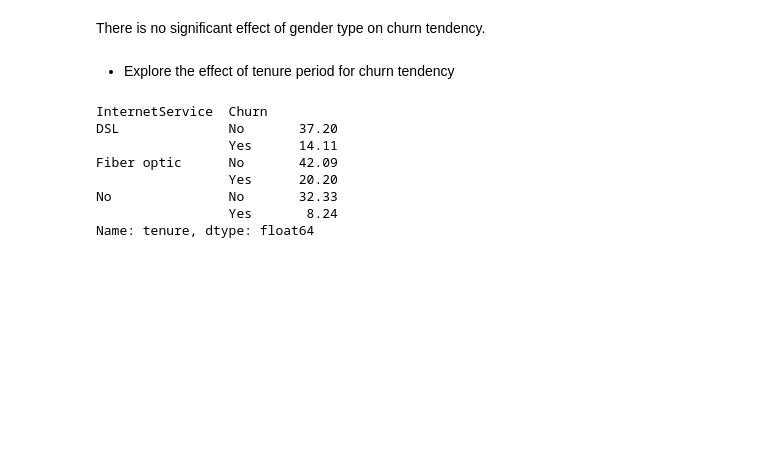
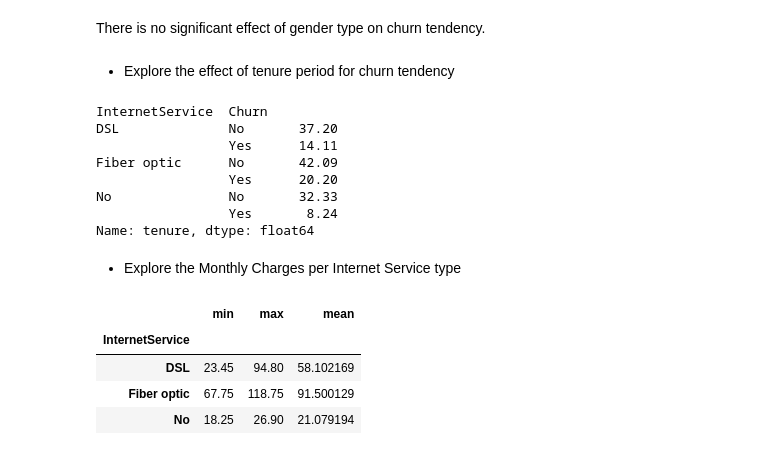
Before and after one commit to onezisone/DataMining-UTM, a Jupyter notebook: Assignment 1.ipynb, the cells around one changed output. Drawn from its saved outputs; the diff is of its cells as text; code cells hidden in the pictures; blank space fills up the shorter version.

```diff
--- a/Assignment 1.ipynb
+++ b/Assignment 1.ipynb
@@ -151,3 +151,13 @@ Fiber optic      No       42.09
 No               No       32.33
                  Yes       8.24
 Name: tenure, dtype: float64
+# %% [markdown]
+* Explore the Monthly Charges per Internet Service type
+# %%
+data.groupby('InternetService').MonthlyCharges.agg(['min', 'max','mean'])
+# %% [output]
+|  | min | max | mean |
+| InternetService |  |  |  |
+| DSL | 23.45 | 94.80 | 58.102169 |
+| Fiber optic | 67.75 | 118.75 | 91.500129 |
+| No | 18.25 | 26.90 | 21.079194 |
```
Also changed, not shown: parts of 2 cells of this notebook.
